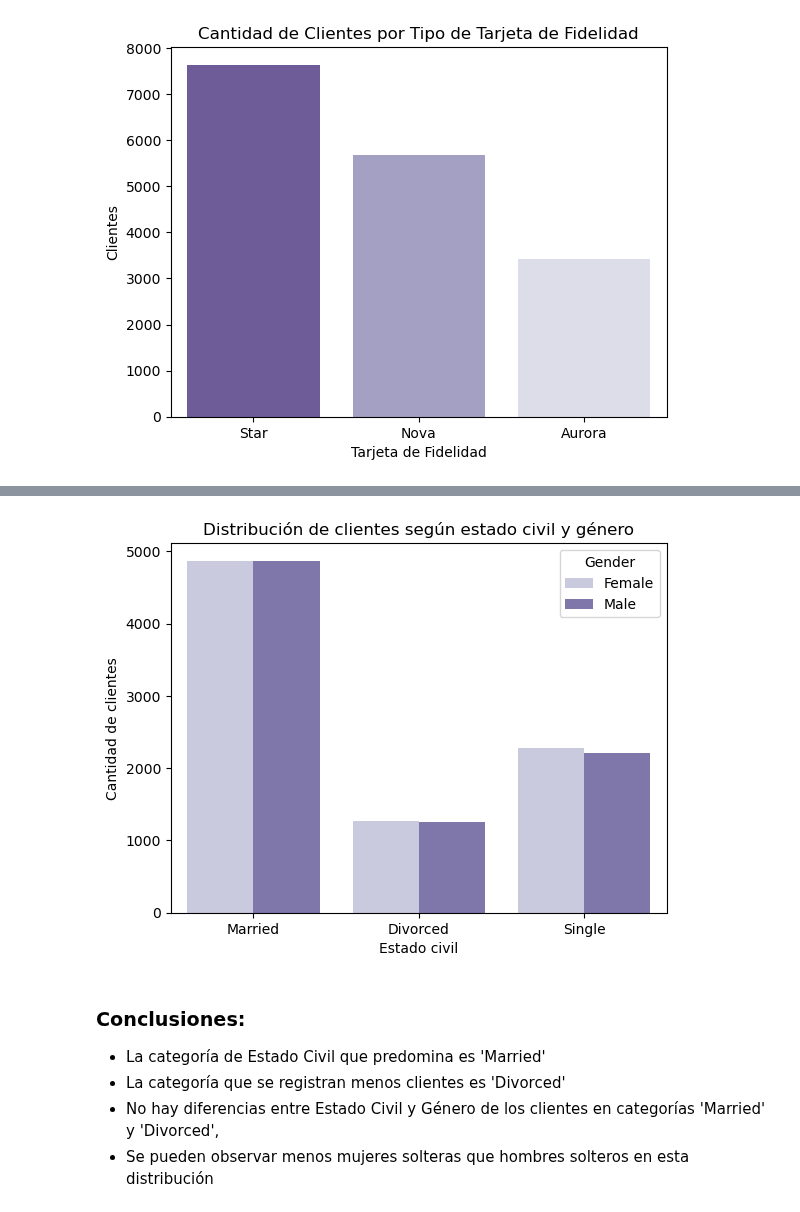
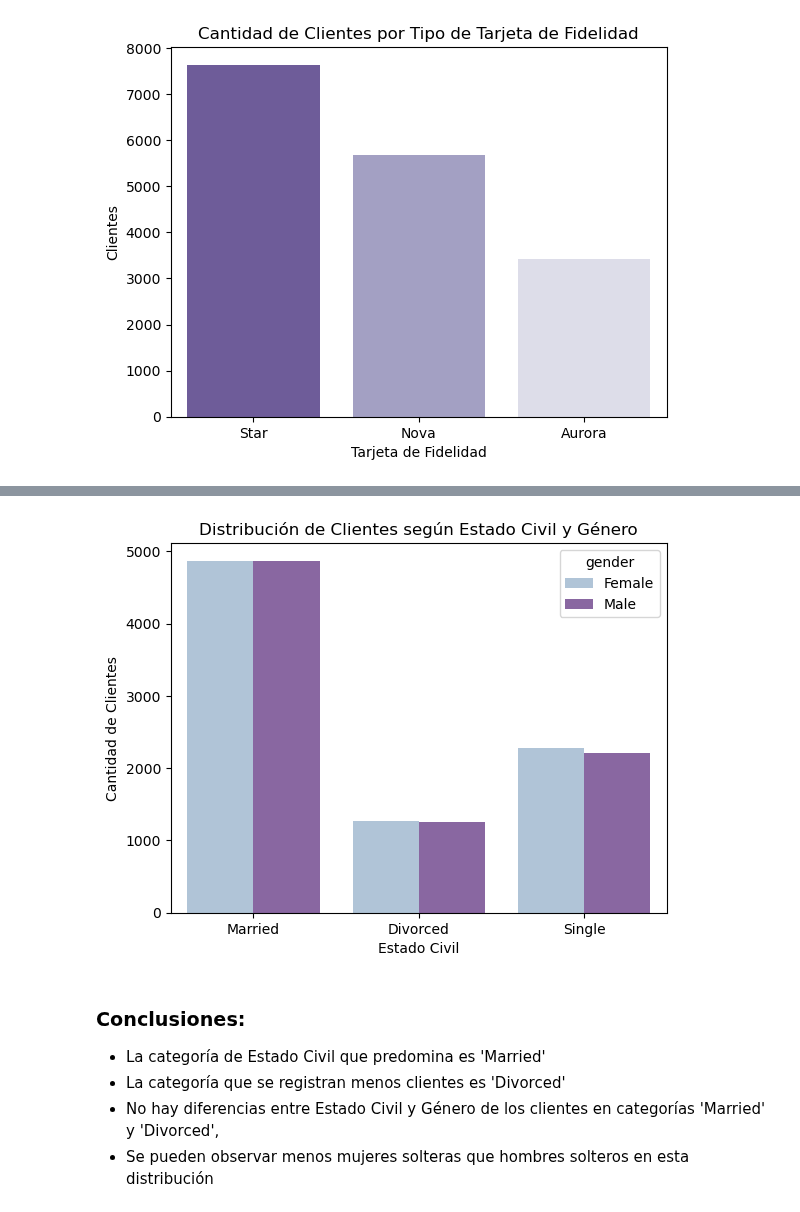
Before and after one commit to Adalab/bda-modulo-3-evaluacion-final-MarPastor, a Jupyter notebook: notebook/final_evaluation_mod3_marpastor.ipynb, the cells around one changed output, grey strips where cells are left out. Cells and saved outputs as stored; diff of their text form; code cells hidden in the pictures.

```diff
--- a/notebook/final_evaluation_mod3_marpastor.ipynb
+++ b/notebook/final_evaluation_mod3_marpastor.ipynb
@@ -1567,3 +1573,5 @@ df_distribucion
 # %%
-custom_palette2 = sns.color_palette('Purples', n_colors=2)
+# configuración de paleta de colores para la gráfica
+
+custom_palette2 = sns.color_palette('BuPu', n_colors=2)
 # %%
@@ -1580,13 +1587,13 @@ plt.show();
 # %%
-# como cada fila representa un cliente, al no haber datos duplicados, tambien podemos visualizar con countplot
+# como cada fila representa un cliente, y al no haber datos duplicados, también se puede visualizar con 'countplot'
 
-sns.countplot(data=df_loyalty, x='Marital Status', hue='Gender', palette=custom_palette2)
-plt.title('Distribución de clientes según estado civil y género')
-plt.xlabel('Estado civil')
-plt.ylabel('Cantidad de clientes')
-plt.show()
+sns.countplot(data=df_loyalty, x='marital_status', hue='gender', palette=custom_palette2)
+plt.title('Distribución de Clientes según Estado Civil y Género')
+plt.xlabel('Estado Civil')
+plt.ylabel('Cantidad de Clientes')
+plt.show();
 # %% [output]
-[figure, old version]
+[figure, new version]
 # %% [markdown]
 ### Conclusiones:
 
```
Also changed, not shown: parts of 7 cells of this notebook, 2 other files.
